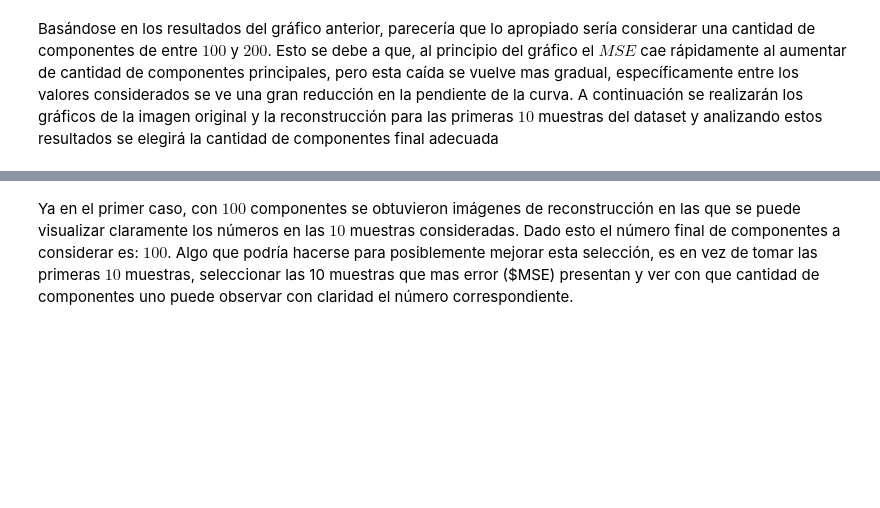
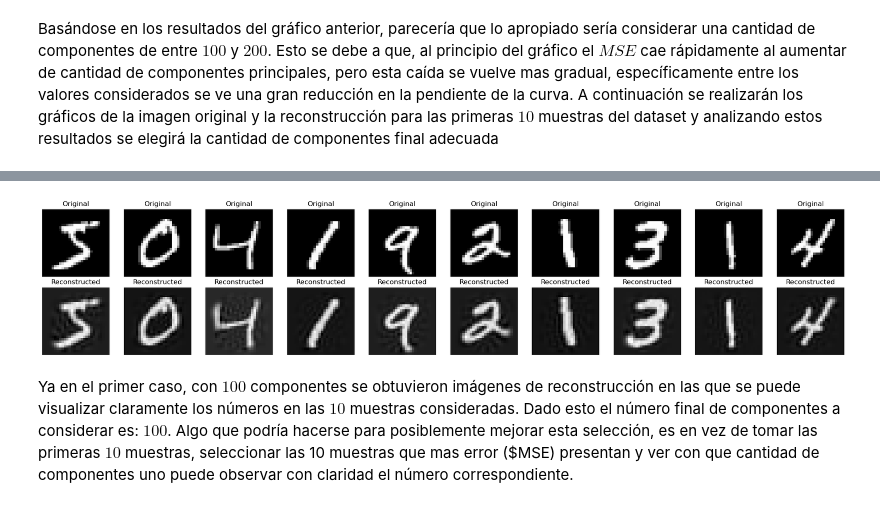
Before and after one commit to maxgubitosi/ML-Clustering-Dimensionality-Reduction-and-EM, a Jupyter notebook: Problema 2/Problema_2.ipynb, the cells around one changed output, grey strips where cells are left out. Cells and saved outputs as stored; diff of their text form; code cells hidden in the pictures; blank space fills up the shorter version.

```diff
--- a/Problema 2/Problema_2.ipynb
+++ b/Problema 2/Problema_2.ipynb
@@ -186,3 +115,13 @@ for i in range(10):
+# %%
+# pca_200 with 200 components
+pca_200 = PCA(n_components=200)
+X_transformed_200 = pca_200.fit_transform(X)
+X_reconstructed_200 = pca_200.inverse_transform(X_transformed_200)
+
+X_re_200 = pd.DataFrame(X_reconstructed_200, columns=df.columns).drop('label', axis=1)
+plot_reconstructions(df, X_re_200, 10)
+# %% [output]
+[figure, added]
 # %% [markdown]
 Ya en el primer caso, con $100$ componentes se obtuvieron imágenes de reconstrucción en las que se puede visualizar claramente los números en las $10$ muestras consideradas. Dado esto el número final de componentes a considerar es: $100$. Algo que podría hacerse para posiblemente mejorar esta selección, es en vez de tomar las primeras $10$ muestras, seleccionar las 10 muestras que mas error ($MSE) presentan y ver con que cantidad de componentes uno puede observar con claridad el número correspondiente.
 # %% [markdown]
```
Also changed, not shown: parts of 16 cells of this notebook, 2 other files.
